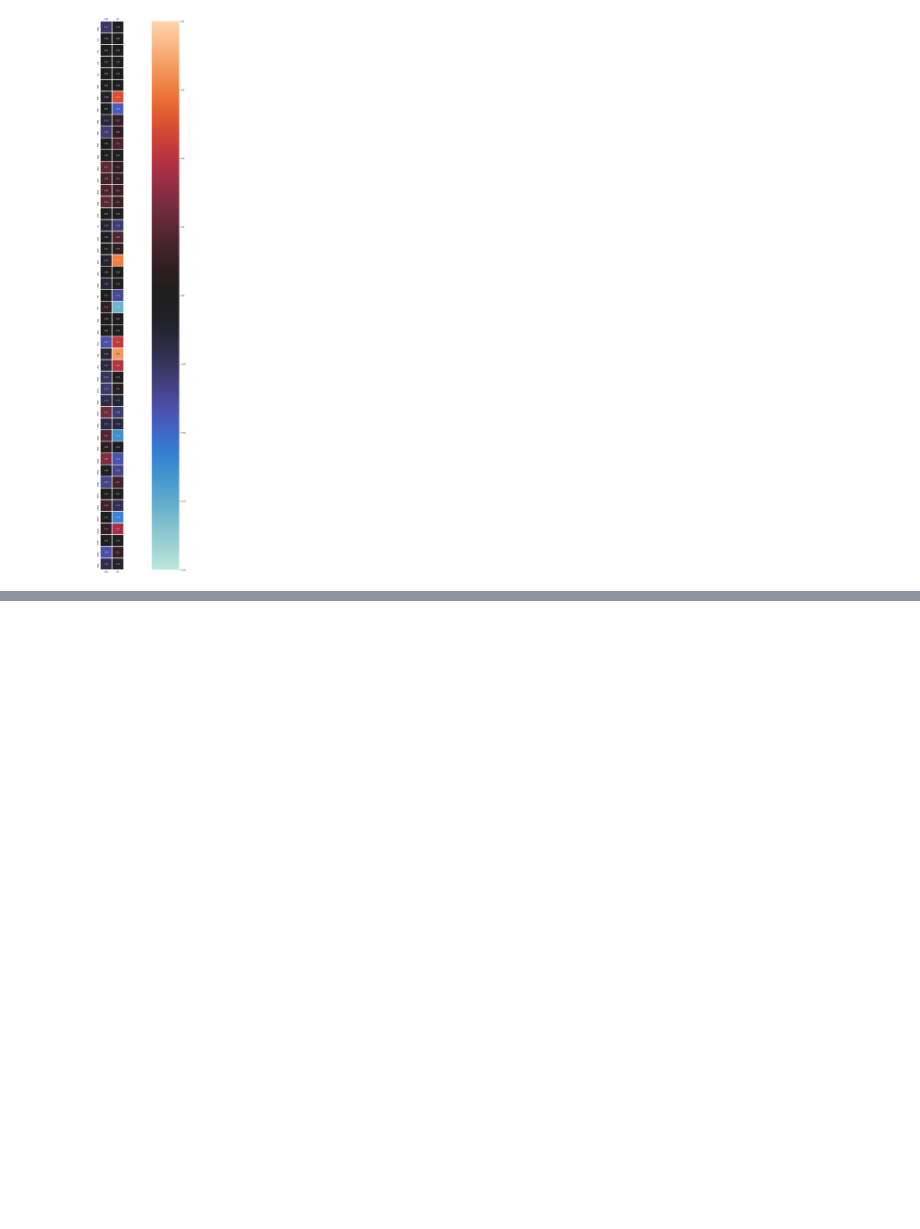
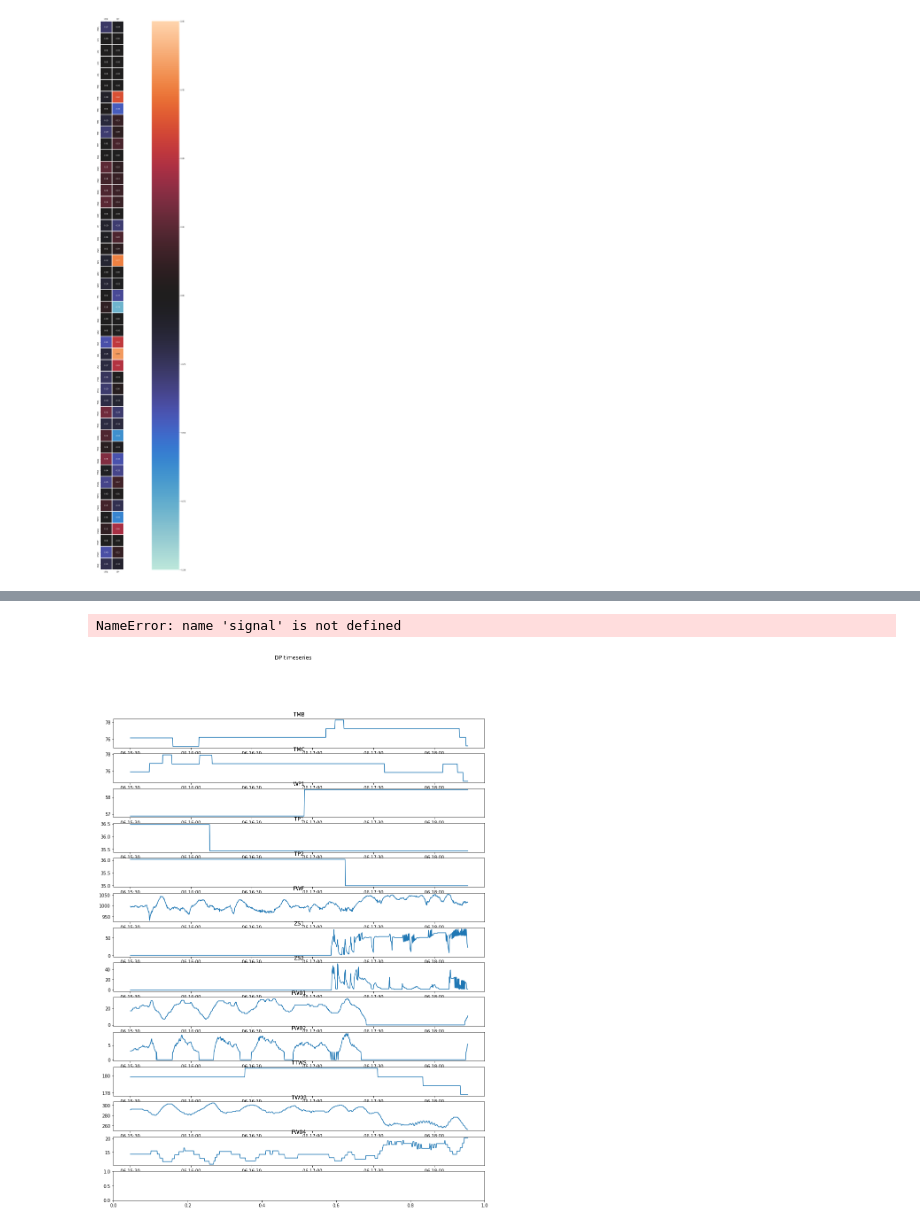
Before and after one commit to kubasikora/MI-Projekt, a Jupyter notebook: DataDisplayer.ipynb, the cells around one changed output, grey strips where cells are left out. Cells and saved outputs as stored; diff of their text form; code cells hidden in the pictures; blank space fills up the shorter version.

```diff
--- a/DataDisplayer.ipynb
+++ b/DataDisplayer.ipynb
@@ -115,0 +134,14 @@ pp.pprint(interestingRelations)
+# %%
+plt.rcParams['figure.figsize'] = [15, 20]
+size = len(interestingRelations["DP"])
+fig, axs = plt.subplots(size+1)
+fig.suptitle('DP timeseries')
+for idx, val in enumerate(interestingRelations["DP"]):
+    axs[idx].plot(df["date"], df[val[0]])
+    axs[idx].set_title(val[0])
+
+axs[size].plot(df["date"], df["DP"])
+axs[size].set_title("DP")
+# %% [output]
+NameError: name 'signal' is not defined
+[figure, added]
```
Also changed, not shown: parts of 5 cells of this notebook, 1 other file.
